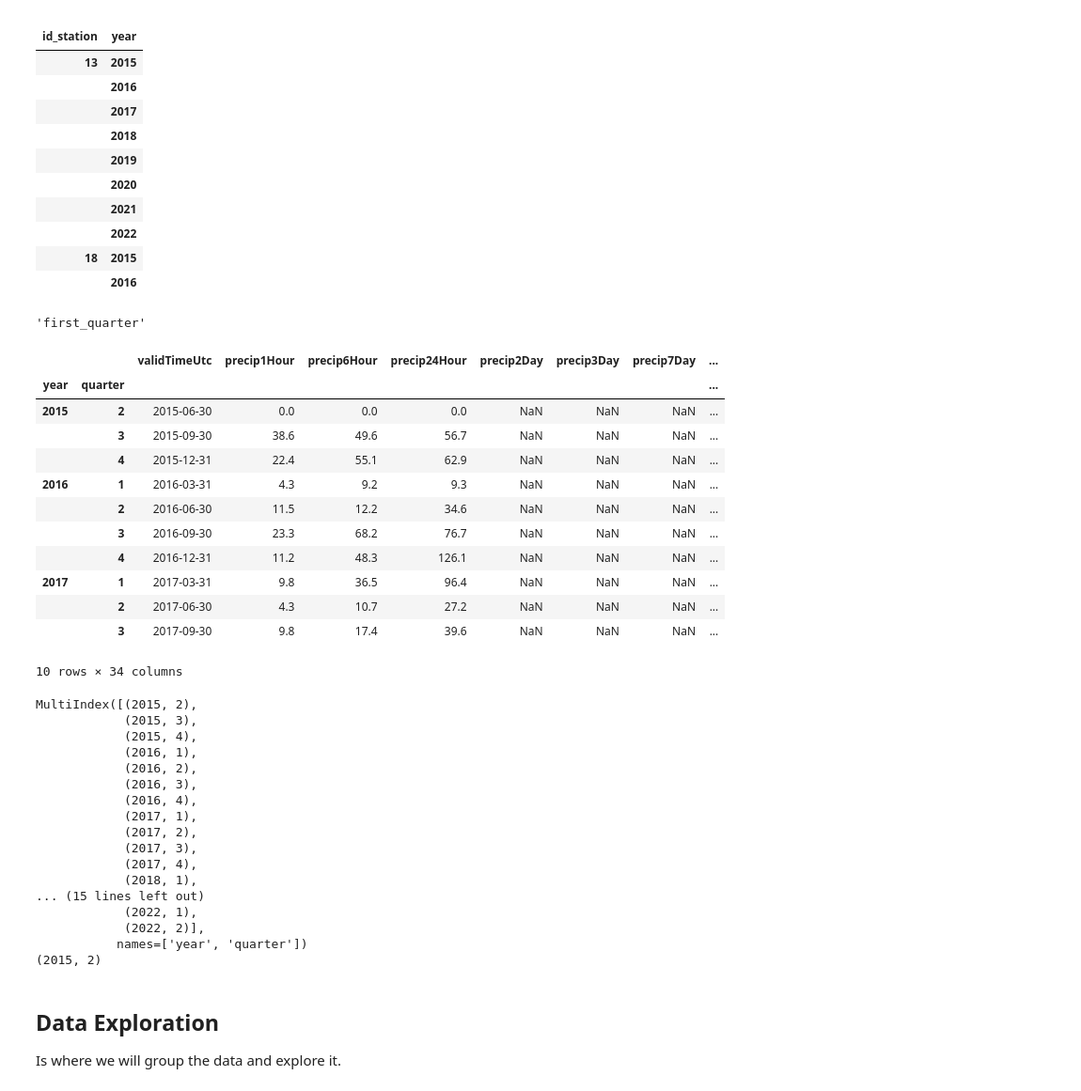
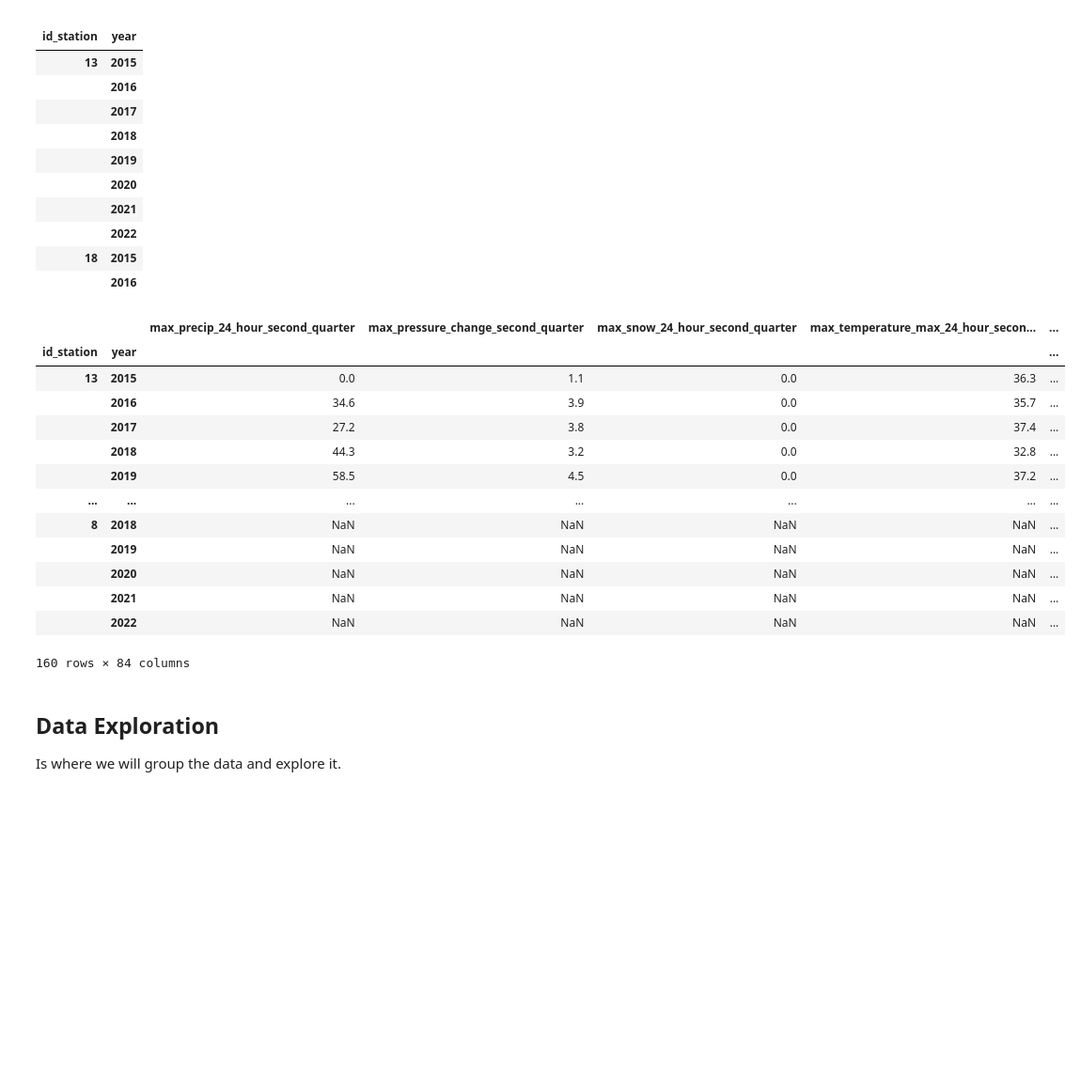
Before and after one commit to Savitar-Hub/sales-forecasting, a Jupyter notebook: wine-production/1. Exploratory Data Analysis.ipynb, the cells around one changed output. Shown at 94% size. Drawn from its saved outputs; the diff is of its cells as text; code cells hidden in the pictures; blank space fills up the shorter version.

Commit message:
[NEW] get_grouped_df

```diff
--- a/wine-production/1. Exploratory Data Analysis.ipynb
+++ b/wine-production/1. Exploratory Data Analysis.ipynb
@@ -397,61 +410,3 @@ quarter_str = {
     3: 'third_quarter',
     4: 'forth_quarter'
 }
-# %%
-quarter_str[1]
-# %% [output]
-'first_quarter'
-# %%
-
-counter = 0
-for idx, id_station in enumerate(unique_id_station):
-    # Filter meteo data for that station
-    station_meteo_df = meteo_df_pre_proc[meteo_df_pre_proc.ID_ESTACION == id_station]
-
-    # Group by quarters and get the metrics
-    station_meteo_df_max = station_meteo_df.groupby(['year', 'quarter']).max()
-    station_meteo_df_mean = station_meteo_df.groupby(['year', 'quarter']).mean()
-
-    display(station_meteo_df_max.head(10))
-    print(station_meteo_df_max.index)
-
-    for year, quarter in station_meteo_df_max.index
-    print(station_meteo_df_max.index[0])
-
-    # For all the years & quarters, we will extract this information
-
-    # Identify to which station do we refer
-    # meteo_df_metrics.loc[idx, 'id_station'] = id_station
-
-    break
-# %% [output]
-|  |  | validTimeUtc | precip1Hour | precip6Hour | precip24Hour | precip2Day | precip3Day | precip7Day | ... |
-| year | quarter |  |  |  |  |  |  |  | ... |
-| 2015 | 2 | 2015-06-30 | 0.0 | 0.0 | 0.0 | NaN | NaN | NaN | ... |
-|  | 3 | 2015-09-30 | 38.6 | 49.6 | 56.7 | NaN | NaN | NaN | ... |
-|  | 4 | 2015-12-31 | 22.4 | 55.1 | 62.9 | NaN | NaN | NaN | ... |
-| 2016 | 1 | 2016-03-31 | 4.3 | 9.2 | 9.3 | NaN | NaN | NaN | ... |
-|  | 2 | 2016-06-30 | 11.5 | 12.2 | 34.6 | NaN | NaN | NaN | ... |
-|  | 3 | 2016-09-30 | 23.3 | 68.2 | 76.7 | NaN | NaN | NaN | ... |
-|  | 4 | 2016-12-31 | 11.2 | 48.3 | 126.1 | NaN | NaN | NaN | ... |
-| 2017 | 1 | 2017-03-31 | 9.8 | 36.5 | 96.4 | NaN | NaN | NaN | ... |
-|  | 2 | 2017-06-30 | 4.3 | 10.7 | 27.2 | NaN | NaN | NaN | ... |
-|  | 3 | 2017-09-30 | 9.8 | 17.4 | 39.6 | NaN | NaN | NaN | ... |
-10 rows × 34 columns
-MultiIndex([(2015, 2),
-            (2015, 3),
-            (2015, 4),
-            (2016, 1),
-            (2016, 2),
-            (2016, 3),
-            (2016, 4),
-            (2017, 1),
-            (2017, 2),
-            (2017, 3),
-            (2017, 4),
-            (2018, 1),
-... (15 lines left out)
-            (2022, 1),
-            (2022, 2)],
-           names=['year', 'quarter'])
-(2015, 2)
@@ -458,3 +570,20 @@ MultiIndex([(2015, 2),
+# %%
+meteo_df_metrics
+# %% [output]
+|  |  | max_precip_24_hour_second_quarter | max_pressure_change_second_quarter | max_snow_24_hour_second_quarter | max_temperature_max_24_hour_secon... | ... |
+| id_station | year |  |  |  |  | ... |
+| 13 | 2015 | 0.0 | 1.1 | 0.0 | 36.3 | ... |
+|  | 2016 | 34.6 | 3.9 | 0.0 | 35.7 | ... |
+|  | 2017 | 27.2 | 3.8 | 0.0 | 37.4 | ... |
+|  | 2018 | 44.3 | 3.2 | 0.0 | 32.8 | ... |
+|  | 2019 | 58.5 | 4.5 | 0.0 | 37.2 | ... |
+| ... | ... | ... | ... | ... | ... | ... |
+| 8 | 2018 | NaN | NaN | NaN | NaN | ... |
+|  | 2019 | NaN | NaN | NaN | NaN | ... |
+|  | 2020 | NaN | NaN | NaN | NaN | ... |
+|  | 2021 | NaN | NaN | NaN | NaN | ... |
+|  | 2022 | NaN | NaN | NaN | NaN | ... |
+160 rows × 84 columns
 # %%
 # And finally, convert
 # meteo_df_pre_proc.validTimeUtc = meteo_df_pre_proc.validTimeUtc.dt.strftime('%d/%m/%Y')
```
Also changed, not shown: parts of 3 cells of this notebook.
